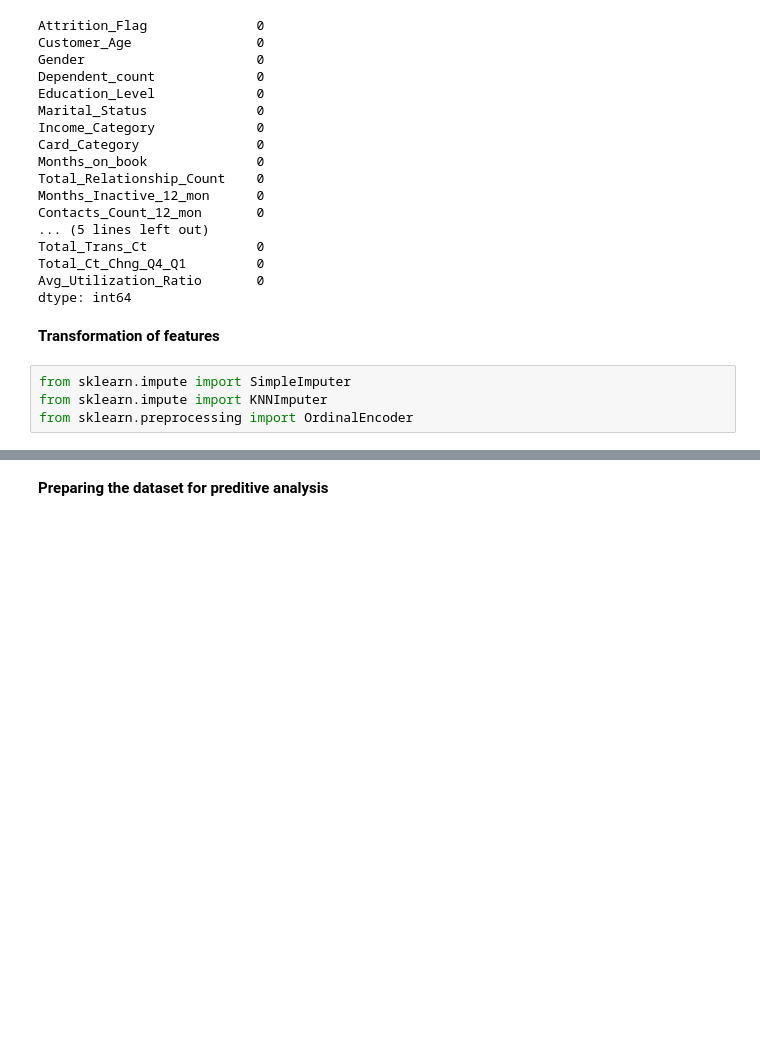
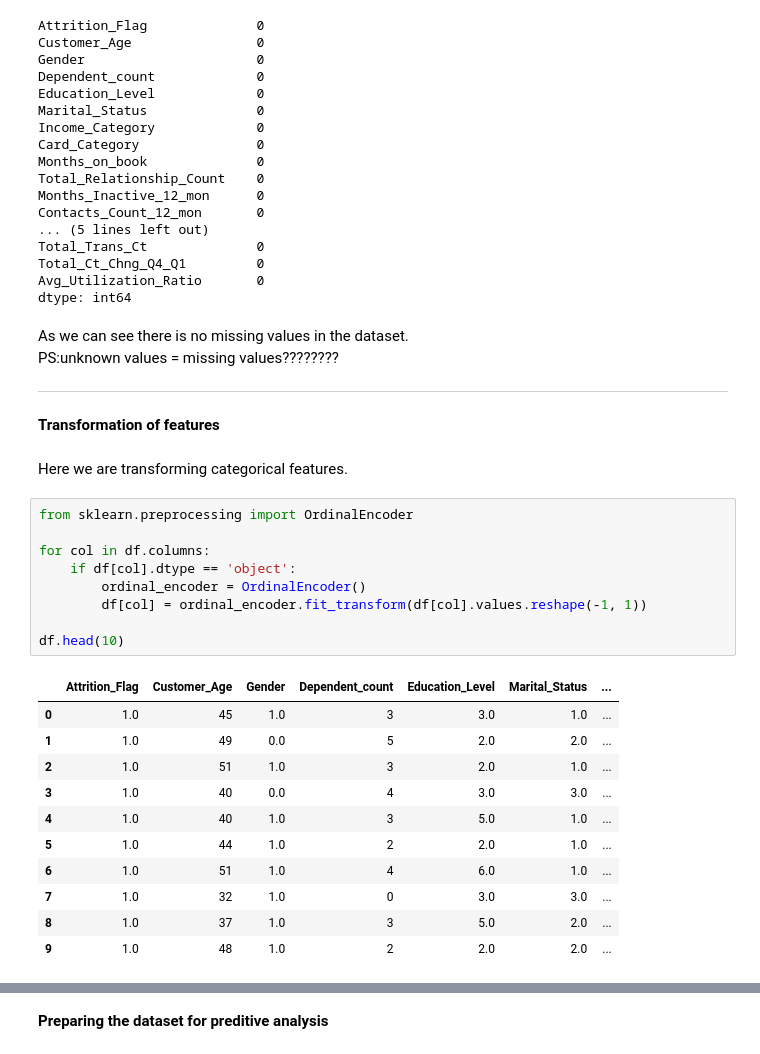
Before and after one commit to MJMcManaman/ITEC4305A1, a Jupyter notebook: CreditCardCustomer.ipynb, the cells around one changed output, grey strips where cells are left out. Cells and saved outputs as stored; diff of their text form; blank space fills up the shorter version.

```diff
--- a/CreditCardCustomer.ipynb
+++ b/CreditCardCustomer.ipynb
@@ -160,9 +192,33 @@ Total_Trans_Ct              0
 Total_Ct_Chng_Q4_Q1         0
 Avg_Utilization_Ratio       0
 dtype: int64
+# %% [markdown]
+As we can see there is no missing values in the dataset. <br>
+PS:unknown values = missing values????????<br>
+
+_______
 # %% [markdown]
 **Transformation of features**
-# %%
-from sklearn.impute import SimpleImputer
-from sklearn.impute import KNNImputer
-from sklearn.preprocessing import OrdinalEncoder
+# %% [markdown]
+Here we are transforming categorical features.
+# %%
+from sklearn.preprocessing import OrdinalEncoder
+
+for col in df.columns:
+    if df[col].dtype == 'object':
+        ordinal_encoder = OrdinalEncoder()
+        df[col] = ordinal_encoder.fit_transform(df[col].values.reshape(-1, 1))
+
+df.head(10)
+# %% [output]
+|  | Attrition_Flag | Customer_Age | Gender | Dependent_count | Education_Level | Marital_Status | ... |
+| 0 | 1.0 | 45 | 1.0 | 3 | 3.0 | 1.0 | ... |
+| 1 | 1.0 | 49 | 0.0 | 5 | 2.0 | 2.0 | ... |
+| 2 | 1.0 | 51 | 1.0 | 3 | 2.0 | 1.0 | ... |
+| 3 | 1.0 | 40 | 0.0 | 4 | 3.0 | 3.0 | ... |
+| 4 | 1.0 | 40 | 1.0 | 3 | 5.0 | 1.0 | ... |
+| 5 | 1.0 | 44 | 1.0 | 2 | 2.0 | 1.0 | ... |
+| 6 | 1.0 | 51 | 1.0 | 4 | 6.0 | 1.0 | ... |
+| 7 | 1.0 | 32 | 1.0 | 0 | 3.0 | 3.0 | ... |
+| 8 | 1.0 | 37 | 1.0 | 3 | 5.0 | 2.0 | ... |
+| 9 | 1.0 | 48 | 1.0 | 2 | 2.0 | 2.0 | ... |
```
Also changed, not shown: parts of 7 cells of this notebook.
